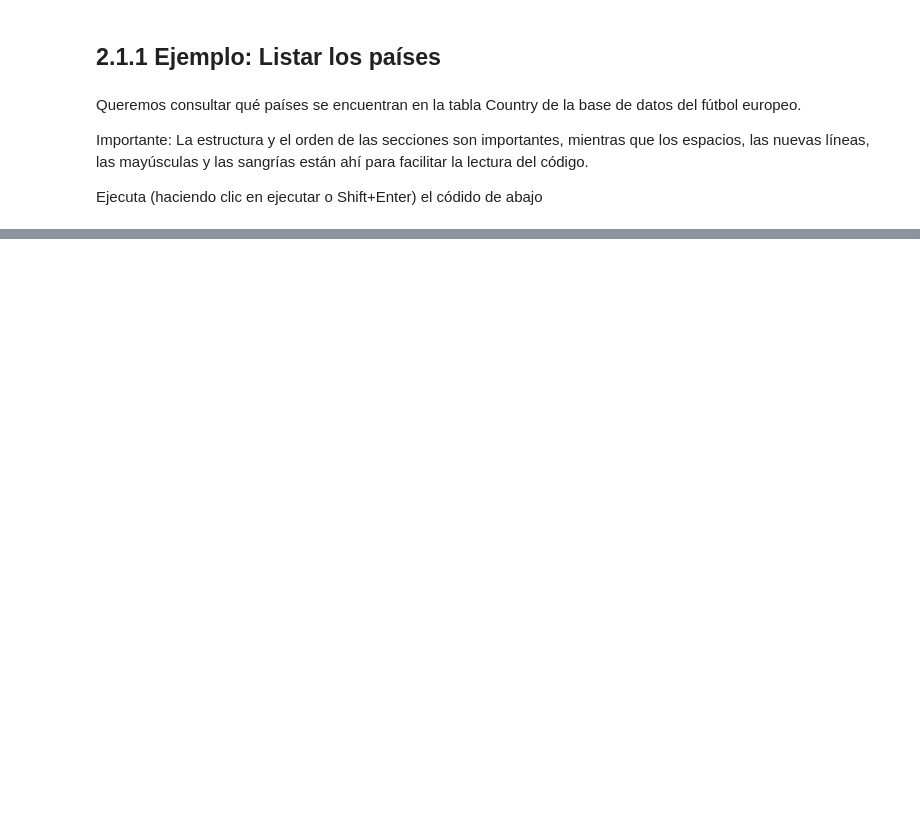
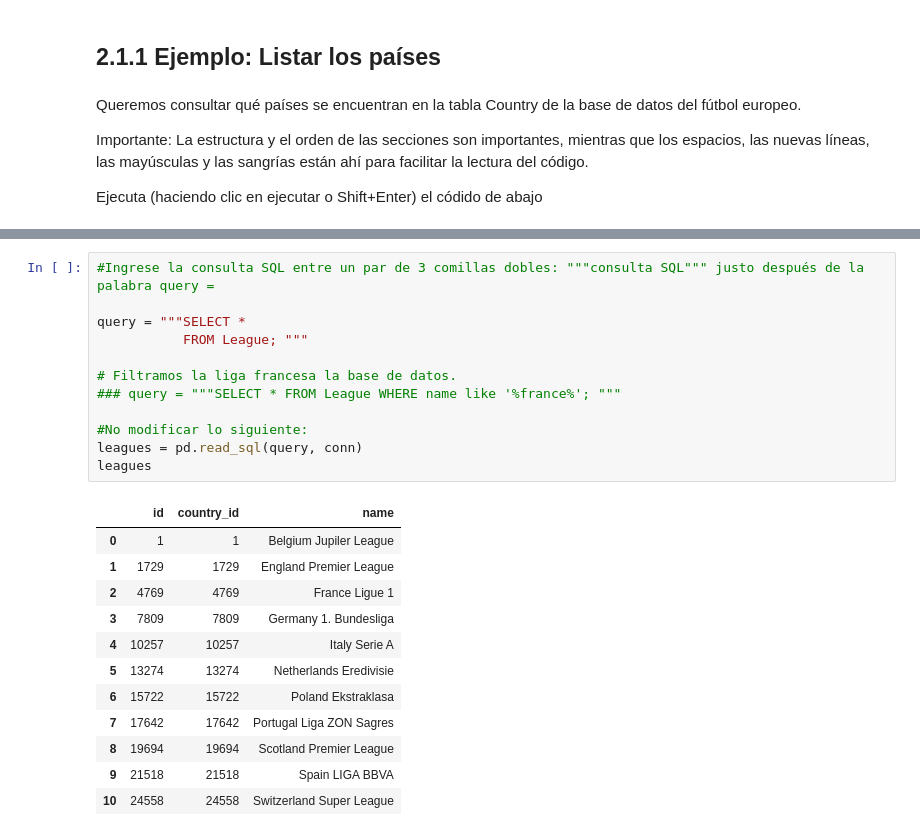
Before and after one commit to SebastianCastillo180/MinTIC, a Jupyter notebook: EjercicioSQL.ipynb, the cells around one changed output, grey strips where cells are left out. Cells and saved outputs as stored; diff of their text form; blank space fills up the shorter version.

```diff
--- a/EjercicioSQL.ipynb
+++ b/EjercicioSQL.ipynb
@@ -82,0 +116,25 @@ countries
+# %%
+#Ingrese la consulta SQL entre un par de 3 comillas dobles: """consulta SQL""" justo después de la palabra query =
+
+query = """SELECT *
+           FROM League; """
+
+# Filtramos la liga francesa la base de datos.
+### query = """SELECT * FROM League WHERE name like '%france%'; """
+
+#No modificar lo siguiente:
+leagues = pd.read_sql(query, conn)
+leagues
+# %% [output]
+|  | id | country_id | name |
+| 0 | 1 | 1 | Belgium Jupiler League |
+| 1 | 1729 | 1729 | England Premier League |
+| 2 | 4769 | 4769 | France Ligue 1 |
+| 3 | 7809 | 7809 | Germany 1. Bundesliga |
+| 4 | 10257 | 10257 | Italy Serie A |
+| 5 | 13274 | 13274 | Netherlands Eredivisie |
+| 6 | 15722 | 15722 | Poland Ekstraklasa |
+| 7 | 17642 | 17642 | Portugal Liga ZON Sagres |
+| 8 | 19694 | 19694 | Scotland Premier League |
+| 9 | 21518 | 21518 | Spain LIGA BBVA |
+| 10 | 24558 | 24558 | Switzerland Super League |
```
Also changed, not shown: parts of 11 cells of this notebook.
